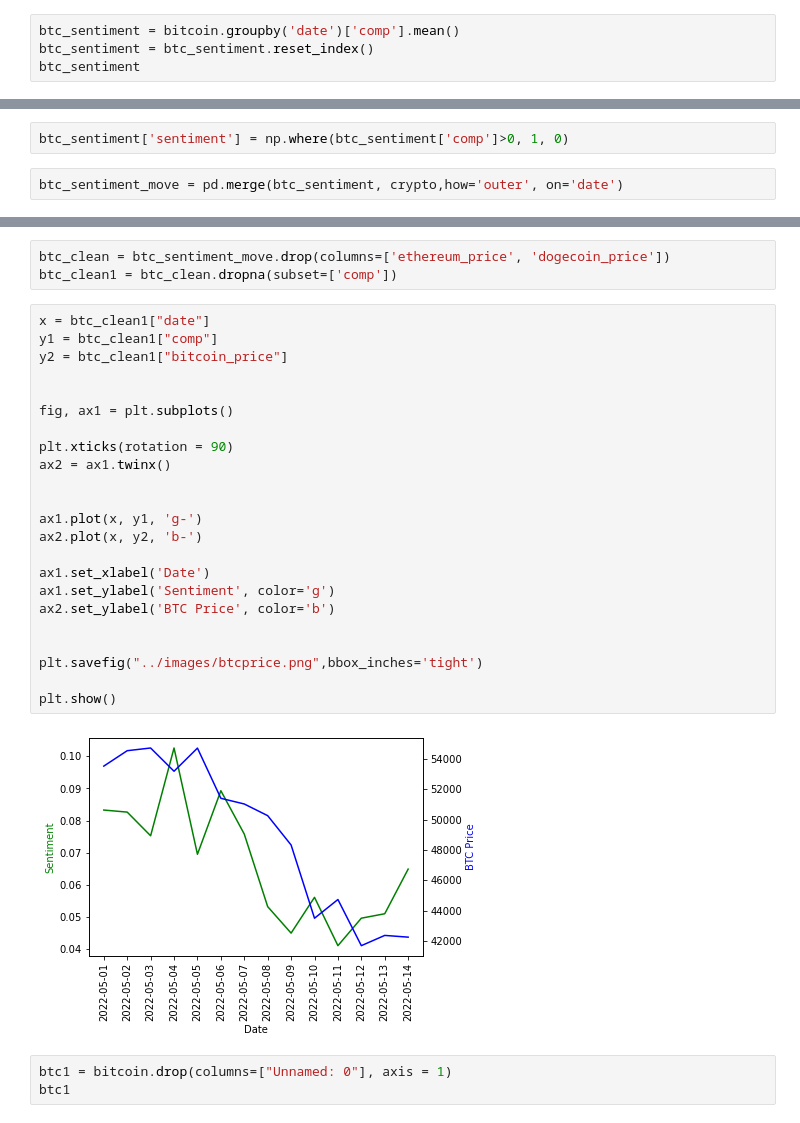
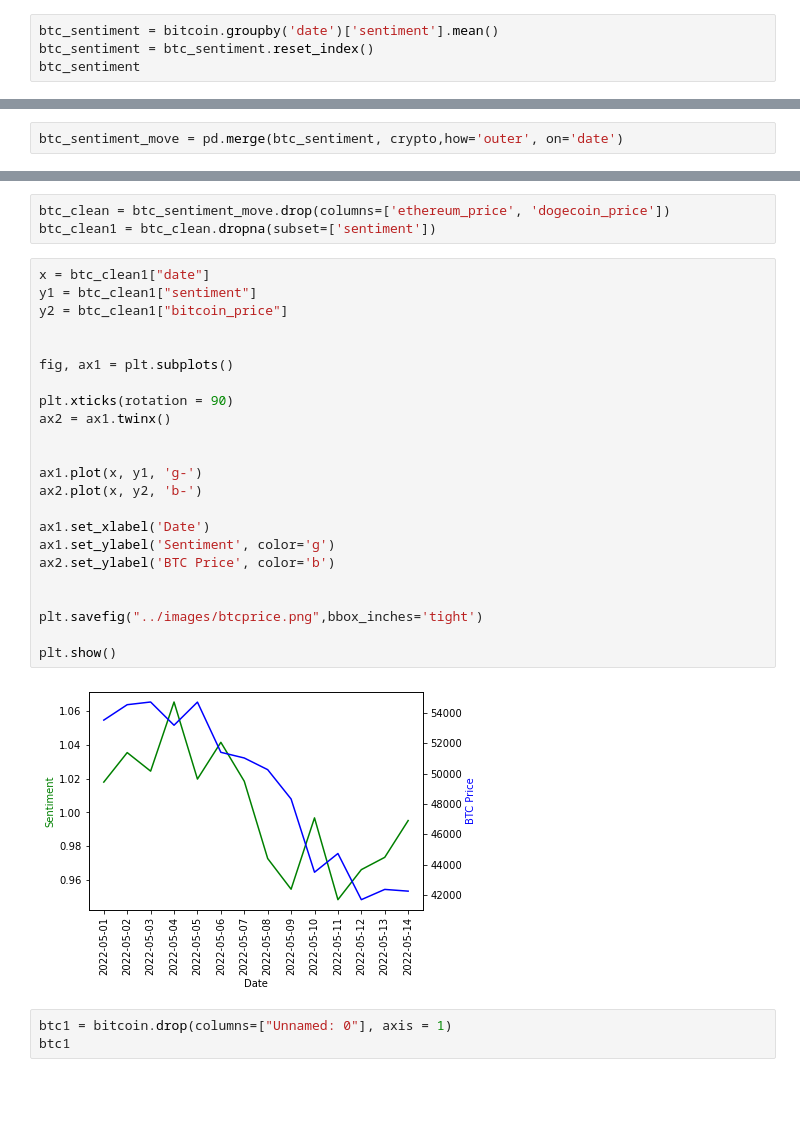
Before and after one commit to Ashlynbh/Crypto_Sentiment_Project, a Jupyter notebook: Jupyter/bitcoin_ML.ipynb, the cells around one changed output, grey strips where cells are left out. Saved outputs shown, nothing was run; the diff lists cells and outputs as text; blank space fills up the shorter version.

Commit message:
bitcoin_ML fix

```diff
--- a/Jupyter/bitcoin_ML.ipynb
+++ b/Jupyter/bitcoin_ML.ipynb
@@ -185,7 +185,7 @@ crypto
 | 729 | 729 | 43383.269503 | 2979.972928 | 0.128611 | 2022-05-18 | 3.550730e+10 | 2.418622e+10 | ... |
 730 rows × 10 columns
 # %%
-btc_sentiment = bitcoin.groupby('date')['comp'].mean()
+btc_sentiment = bitcoin.groupby('date')['sentiment'].mean()
 btc_sentiment = btc_sentiment.reset_index()
 btc_sentiment
 # %% [output]
@@ -207,5 +207,3 @@ btc_sentiment
-# %%
-btc_sentiment['sentiment'] = np.where(btc_sentiment['comp']>0, 1, 0)
 # %%
 btc_sentiment_move = pd.merge(btc_sentiment, crypto,how='outer', on='date')
 # %%
@@ -229,31 +227,31 @@ btc_sentiment_move.dropna(subset=['comp'])
 # %%
 btc_clean = btc_sentiment_move.drop(columns=['ethereum_price', 'dogecoin_price'])
-btc_clean1 = btc_clean.dropna(subset=['comp'])
+btc_clean1 = btc_clean.dropna(subset=['sentiment'])
 # %%
 x = btc_clean1["date"]
-y1 = btc_clean1["comp"]
+y1 = btc_clean1["sentiment"]
 y2 = btc_clean1["bitcoin_price"]
 
 
 fig, ax1 = plt.subplots()
 
 plt.xticks(rotation = 90)
 ax2 = ax1.twinx()
 
 
 ax1.plot(x, y1, 'g-')
 ax2.plot(x, y2, 'b-')
 
 ax1.set_xlabel('Date')
 ax1.set_ylabel('Sentiment', color='g')
 ax2.set_ylabel('BTC Price', color='b')
 
 
 plt.savefig("../images/btcprice.png",bbox_inches='tight')
 
 plt.show()
 # %% [output]
-[figure, old version]
+[figure, new version]
 # %%
 btc1 = bitcoin.drop(columns=["Unnamed: 0"], axis = 1)
 btc1
```
Also changed, not shown: parts of 10 cells of this notebook, 4 other files.
